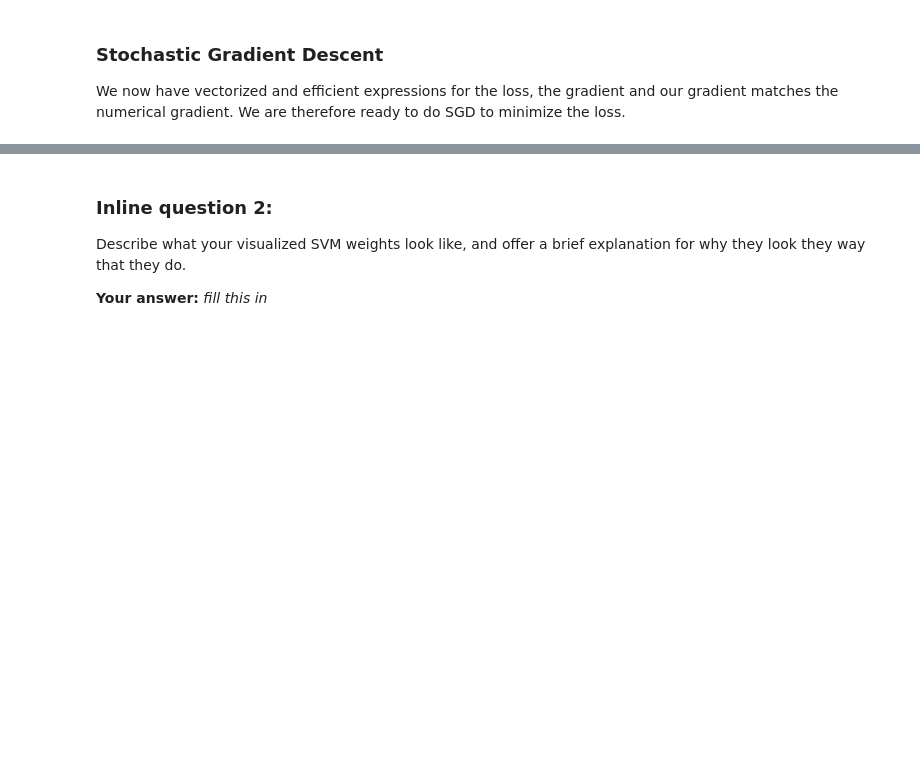
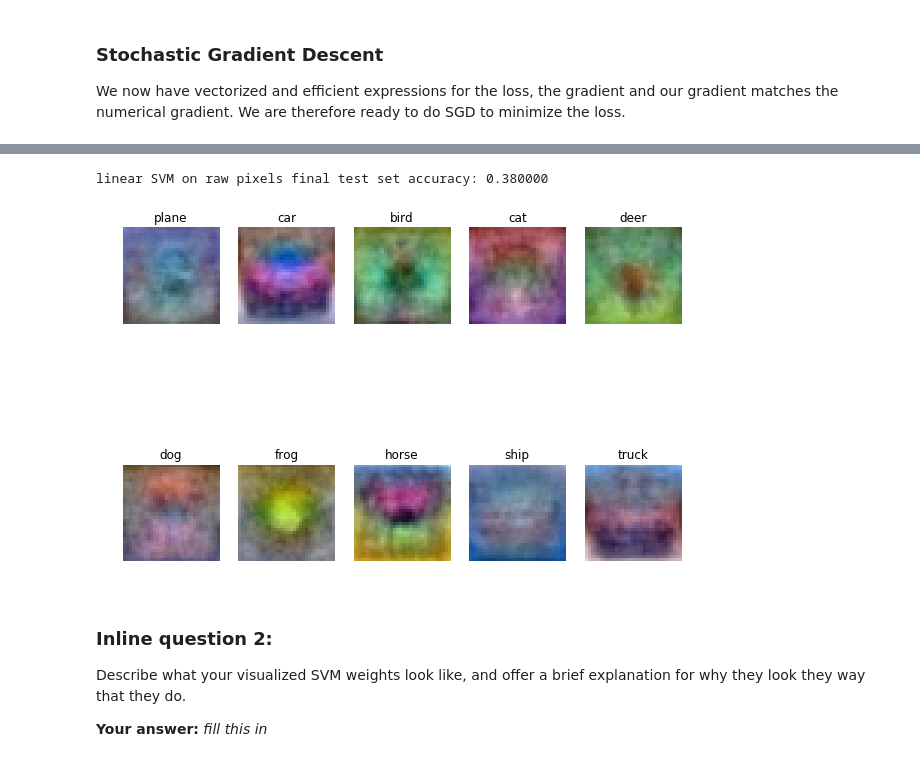
Before and after one commit to kozistr/ML-Study, a Jupyter notebook: CS231n/Assignment1/svm.ipynb, the cells around one changed output, grey strips where cells are left out. Cells and saved outputs as stored; diff of their text form; code cells hidden in the pictures; blank space fills up the shorter version.

```diff
--- a/CS231n/Assignment1/svm.ipynb
+++ b/CS231n/Assignment1/svm.ipynb
@@ -239,7 +317,8 @@ plt.show()
 # %%
 # Write the LinearSVM.predict function and evaluate the performance on both the
 # training and validation set
-y_train_pred = svm.predict(X_train)
-print('training accuracy: %f' % (np.mean(y_train == y_train_pred), ))
-y_val_pred = svm.predict(X_val)
-print('validation accuracy: %f' % (np.mean(y_val == y_val_pred), ))
+y_train_pred = svm.predict(x_train)
+print('training accuracy: %f' % np.mean(y_train == y_train_pred))
+
+y_val_pred = svm.predict(x_val)
+print('validation accuracy: %f' % np.mean(y_val == y_val_pred))
@@ -248,8 +330,8 @@ print('validation accuracy: %f' % (np.mean(y_val == y_val_pred), ))
 # learning rate). You should experiment with different ranges for the learning
 # rates and regularization strengths; if you are careful you should be able to
 # get a classification accuracy of about 0.4 on the validation set.
-learning_rates = [1e-7, 5e-5]
-regularization_strengths = [2.5e4, 5e4]
+learning_rates = [1e-9, 1e-8, 1e-7, 1e-6]
+regularization_strengths = [1e4, 5e4, 1e5]
 
 # results is dictionary mapping tuples of the form
 # (learning_rate, regularization_strength) to tuples of the form
@@ -273,7 +355,31 @@ best_svm = None # The LinearSVM object that achieved the highest validation rate
 # confident that your validation code works, you should rerun the validation   #
 # code with a larger value for num_iters.                                      #
 ################################################################################
-pass
+
+for lr in learning_rates:
+    for reg in regularization_strengths:
+        # Linear SVM by lr & reg
+        svm = LinearSVM(n_iters=1500, batch_size=200, learning_rate=lr, regularization=reg)
+
+        # training
+        svm.train(x_train, y_train)
+
+        # prediction
+        y_train_pred = svm.predict(x_train)
+        y_val_pred = svm.predict(x_val)
+
+        # accuracy
+        train_acc = np.mean(y_train_pred == y_train)
+        val_acc = np.mean(y_val_pred == y_val)
+
+        # acc results
+        results[(lr, reg)] = (train_acc, val_acc)
+
+        # update best acc & svm
+        if val_acc > best_val:
+            best_val = val_acc
+            best_svm = svm
+
 ################################################################################
 #                              END OF YOUR CODE                                #
 ################################################################################
@@ -281,7 +387,6 @@ pass
 # Print out results.
 for lr, reg in sorted(results):
     train_accuracy, val_accuracy = results[(lr, reg)]
-    print('lr %e reg %e train accuracy: %f val accuracy: %f' % (
-                lr, reg, train_accuracy, val_accuracy))
+    print('lr %e reg %e train accuracy: %f val accuracy: %f' % (lr, reg, train_accuracy, val_accuracy))
 
 print('best validation accuracy achieved during cross-validation: %f' % best_val)
@@ -313,24 +441,29 @@ plt.show()
 # %%
 # Evaluate the best svm on test set
-y_test_pred = best_svm.predict(X_test)
+y_test_pred = best_svm.predict(x_test)
 test_accuracy = np.mean(y_test == y_test_pred)
+
 print('linear SVM on raw pixels final test set accuracy: %f' % test_accuracy)
+# %% [output]
+linear SVM on raw pixels final test set accuracy: 0.380000
 # %%
 # Visualize the learned weights for each class.
 # Depending on your choice of learning rate and regularization strength, these may
 # or may not be nice to look at.
 w = best_svm.W[:-1,:] # strip out the bias
 w = w.reshape(32, 32, 3, 10)
 w_min, w_max = np.min(w), np.max(w)
 classes = ['plane', 'car', 'bird', 'cat', 'deer', 'dog', 'frog', 'horse', 'ship', 'truck']
 for i in range(10):
     plt.subplot(2, 5, i + 1)
 
     # Rescale the weights to be between 0 and 255
-    wimg = 255.0 * (w[:, :, :, i].squeeze() - w_min) / (w_max - w_min)
+    wimg = 255. * (w[:, :, :, i].squeeze() - w_min) / (w_max - w_min)
     plt.imshow(wimg.astype('uint8'))
     plt.axis('off')
     plt.title(classes[i])
+# %% [output]
+[figure, added]
 # %% [markdown]
 ### Inline question 2:
 Describe what your visualized SVM weights look like, and offer a brief explanation for why they look they way that they do.
```
Also changed, not shown: parts of 17 cells of this notebook, 1 other file.
